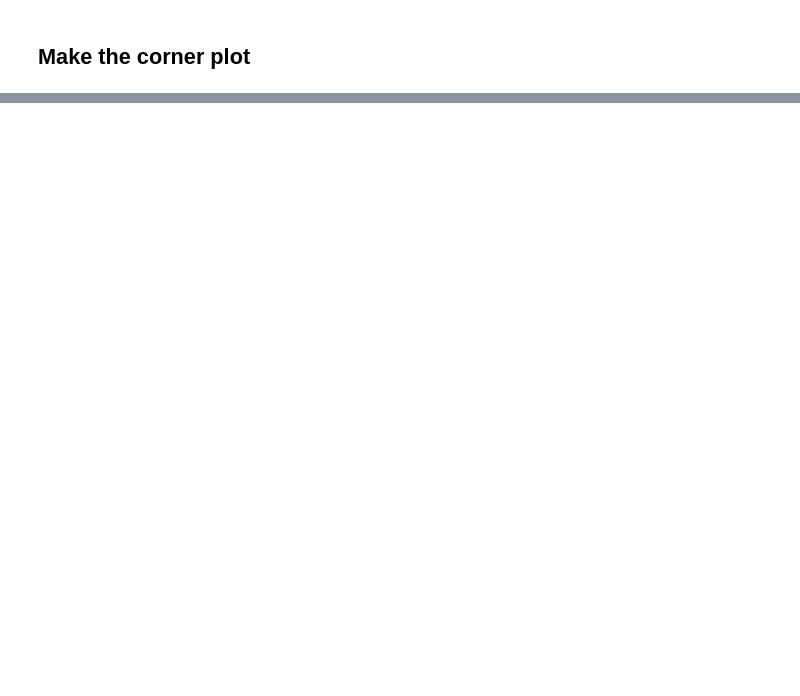
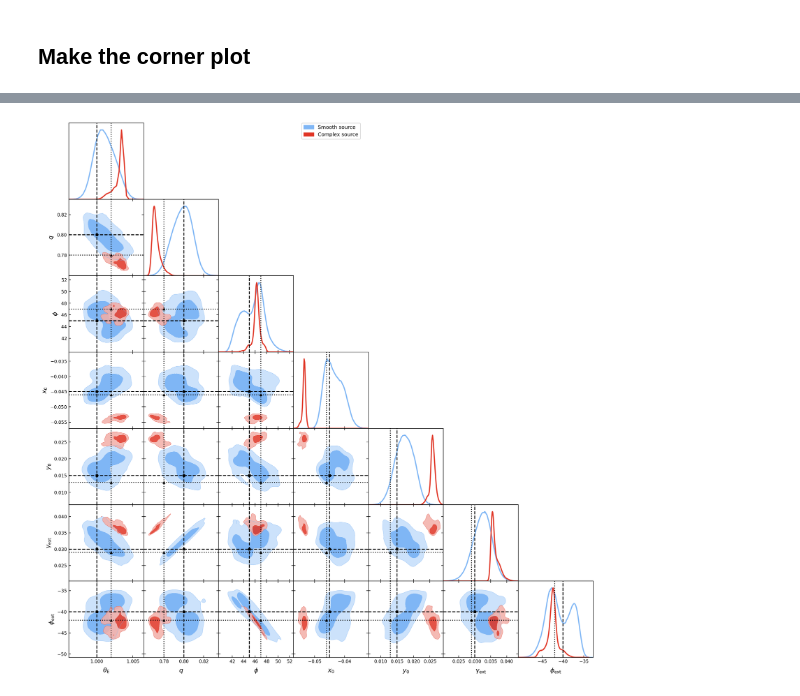
Before and after one commit to aymgal/COOLEST, a Jupyter notebook: docs/notebooks/06-make_corner_plot.ipynb, the cells around one changed output, grey strips where cells are left out. Cells and saved outputs as stored; diff of their text form; code cells hidden in the pictures; blank space fills up the shorter version.

Commit message:
Fix corner plot example notebook

```diff
--- a/docs/notebooks/06-make_corner_plot.ipynb
+++ b/docs/notebooks/06-make_corner_plot.ipynb
@@ -91,2 +84,22 @@ labels = {
+# %%
+colors = ['#7FB6F5', '#E03424']
+
+param_plotter = ParametersPlotter(
+    free_pars, [coolest_1, coolest_2],
+    coolest_directories=[dir_1, dir_2],
+    coolest_names=["Smooth source", "Complex source"],
+    ref_coolest_objects=[truth, truth2],
+    colors=colors,
+)
+
+
+# initialize the GetDist plots
+settings = {
+    "ignore_rows": 0.0,
+    "fine_bins_2D": 800,
+    "smooth_scale_2D": 0.5,
+    "mult_bias_correction_order": 5
+}
+param_plotter.init_getdist(settings_mcsamples=settings)
 # %% [markdown]
 ## Make the corner plot
@@ -114,0 +106,3 @@ WARNING:root:fine_bins_2D not large enough for optimal density: 1-galaxy-mass-0-
+# %%
+g = param_plotter.plot_triangle_getdist(filled_contours=True, subplot_size=2)
+# %% [output]
@@ -114,0 +116 @@ WARNING:root:fine_bins_2D not large enough for optimal density: 1-galaxy-mass-0-
+[figure, added]
```
Also changed, not shown: parts of 6 cells of this notebook, 1 other file.
